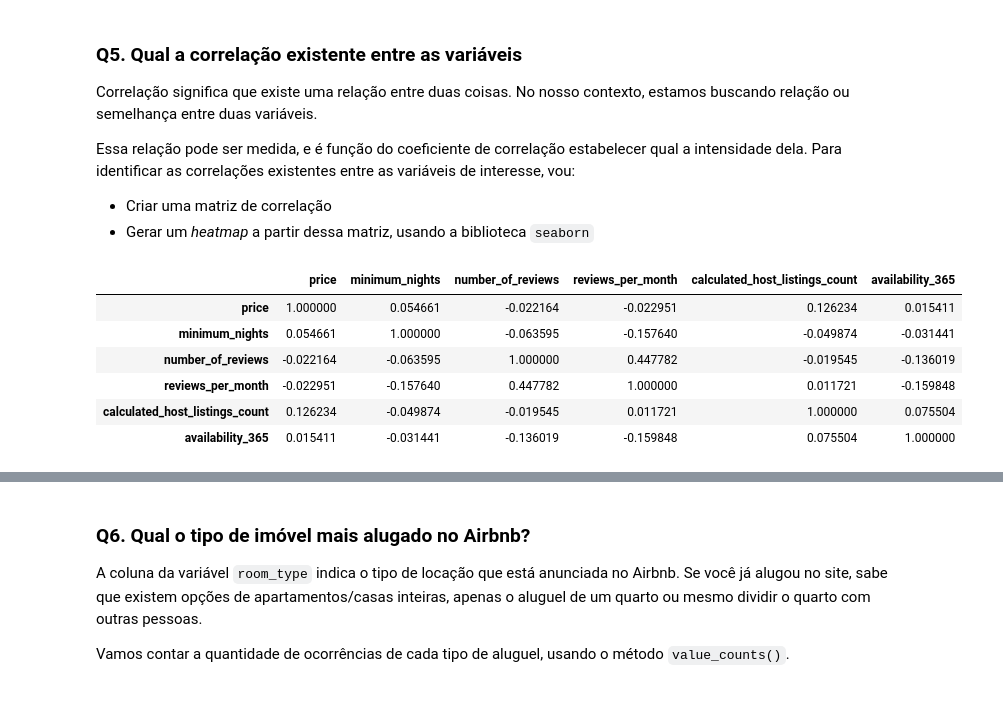
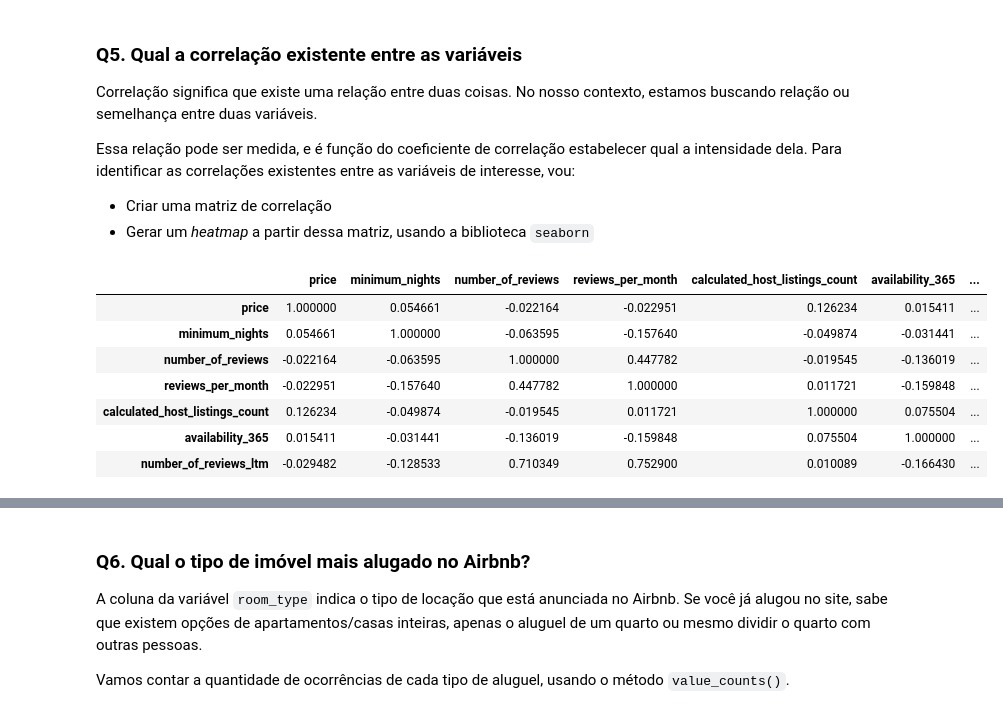
Before and after one commit to Thaizalu/Data_Science, a Jupyter notebook: [Rio_de_Janeiro]_Analisando_os_Dados_do_Airbnb.ipynb, the cells around one changed output, grey strips where cells are left out. Cells and saved outputs as stored; diff of their text form; code cells hidden in the pictures.

```diff
--- a/[Rio_de_Janeiro]_Analisando_os_Dados_do_Airbnb.ipynb
+++ b/[Rio_de_Janeiro]_Analisando_os_Dados_do_Airbnb.ipynb
@@ -255,18 +258,19 @@ Essa relação pode ser medida, e é função do coeficiente de correlação est
 # %%
 # criar uma matriz de correlação
 corr = df_clean[['price', 'minimum_nights', 'number_of_reviews', 'reviews_per_month',
-    'calculated_host_listings_count', 'availability_365']].corr()
+    'calculated_host_listings_count', 'availability_365', 'number_of_reviews_ltm']].corr()
 
 # mostrar a matriz de correlação
 display(corr)
 # %% [output]
-|  | price | minimum_nights | number_of_reviews | reviews_per_month | calculated_host_listings_count | availability_365 |
-| price | 1.000000 | 0.054661 | -0.022164 | -0.022951 | 0.126234 | 0.015411 |
-| minimum_nights | 0.054661 | 1.000000 | -0.063595 | -0.157640 | -0.049874 | -0.031441 |
-| number_of_reviews | -0.022164 | -0.063595 | 1.000000 | 0.447782 | -0.019545 | -0.136019 |
-| reviews_per_month | -0.022951 | -0.157640 | 0.447782 | 1.000000 | 0.011721 | -0.159848 |
-| calculated_host_listings_count | 0.126234 | -0.049874 | -0.019545 | 0.011721 | 1.000000 | 0.075504 |
-| availability_365 | 0.015411 | -0.031441 | -0.136019 | -0.159848 | 0.075504 | 1.000000 |
+|  | price | minimum_nights | number_of_reviews | reviews_per_month | calculated_host_listings_count | availability_365 | ... |
+| price | 1.000000 | 0.054661 | -0.022164 | -0.022951 | 0.126234 | 0.015411 | ... |
+| minimum_nights | 0.054661 | 1.000000 | -0.063595 | -0.157640 | -0.049874 | -0.031441 | ... |
+| number_of_reviews | -0.022164 | -0.063595 | 1.000000 | 0.447782 | -0.019545 | -0.136019 | ... |
+| reviews_per_month | -0.022951 | -0.157640 | 0.447782 | 1.000000 | 0.011721 | -0.159848 | ... |
+| calculated_host_listings_count | 0.126234 | -0.049874 | -0.019545 | 0.011721 | 1.000000 | 0.075504 | ... |
+| availability_365 | 0.015411 | -0.031441 | -0.136019 | -0.159848 | 0.075504 | 1.000000 | ... |
+| number_of_reviews_ltm | -0.029482 | -0.128533 | 0.710349 | 0.752900 | 0.010089 | -0.166430 | ... |
 # %%
 # plotar um heatmap a partir das correlações
 sns.heatmap(corr, cmap='RdBu', fmt='.2f', square=True, linecolor='white', annot=True);
```
Also changed, not shown: parts of 6 cells of this notebook.
